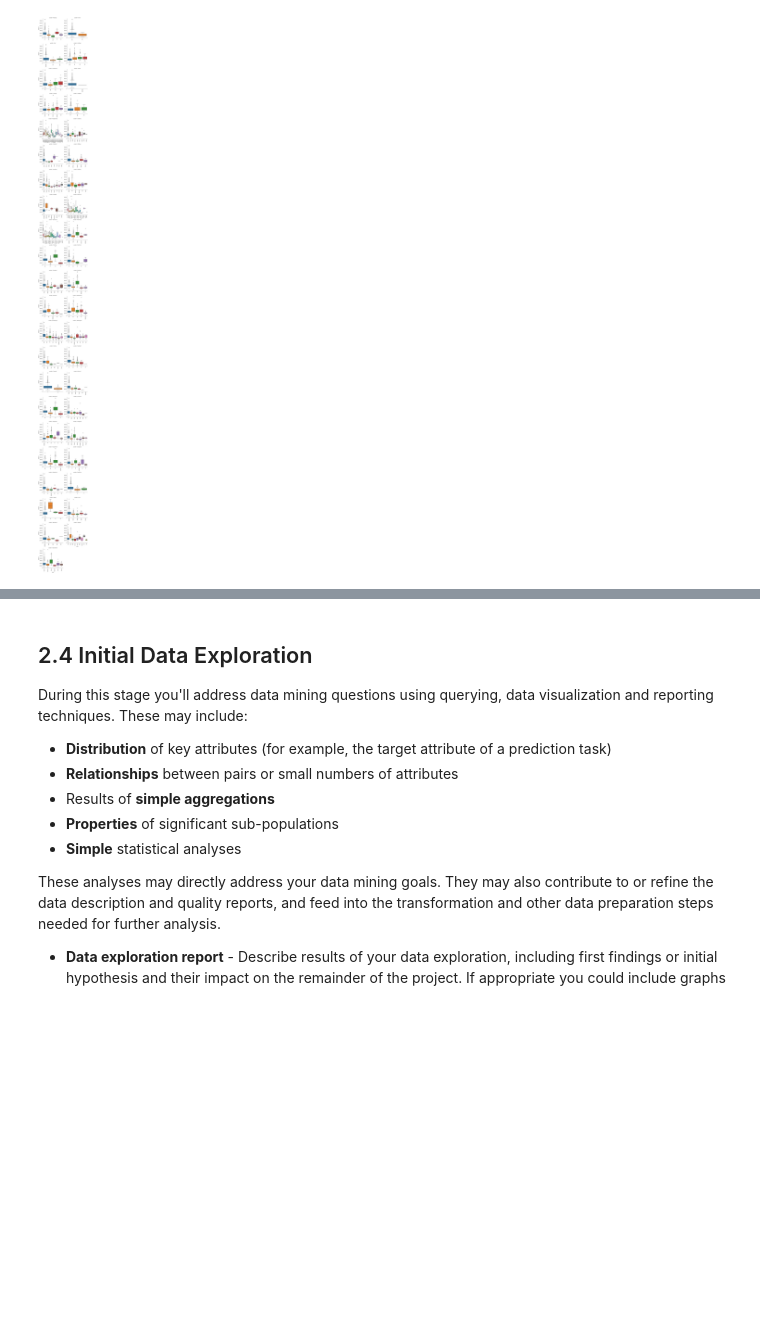
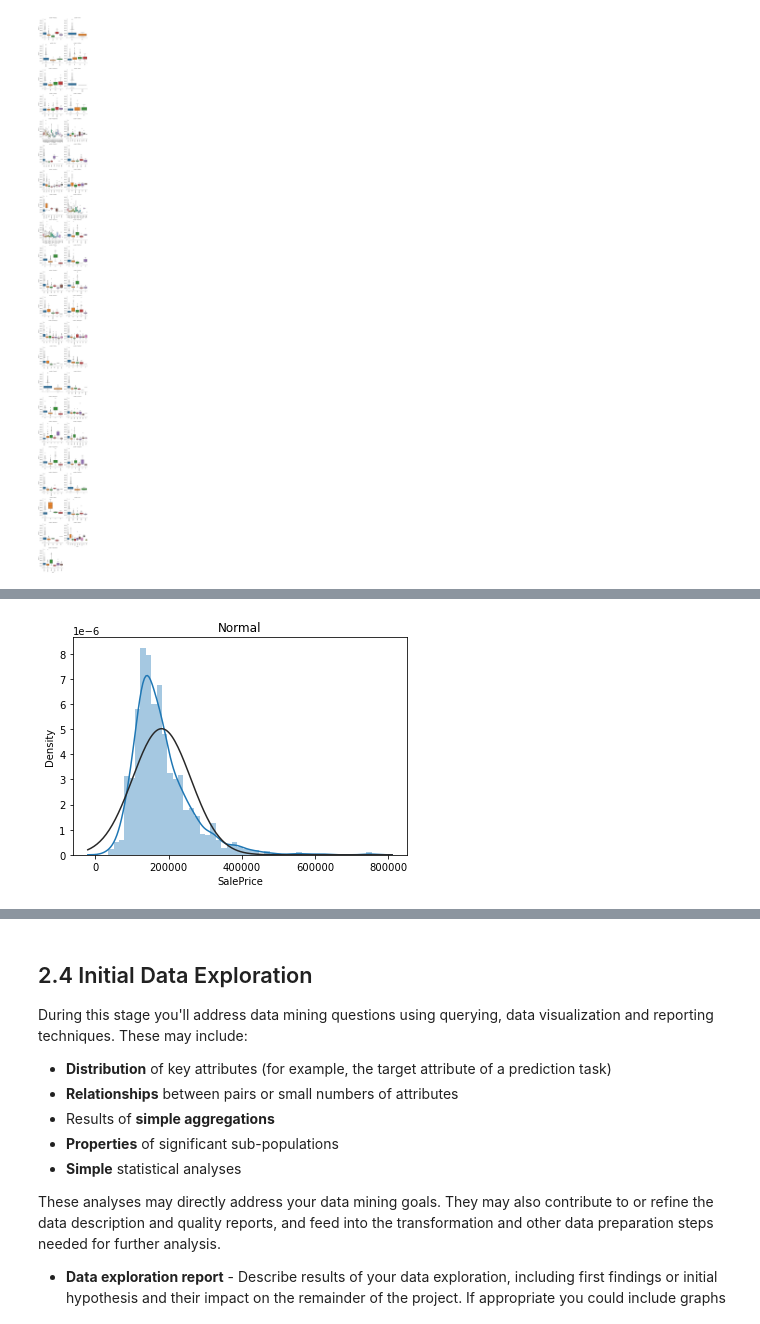
Before and after one commit to freya-git/LAVA, a Jupyter notebook: CRISP-DM_Template.ipynb, the cells around one changed output, grey strips where cells are left out. Drawn from its saved outputs; the diff is of its cells as text; code cells hidden in the pictures; blank space fills up the shorter version.

```diff
--- a/CRISP-DM_Template.ipynb
+++ b/CRISP-DM_Template.ipynb
@@ -465,0 +467,3 @@ g = g.map(boxplot, "value", "SalePrice")
+# %%
+# The dependant variable
+y = train['SalePrice']
@@ -465,0 +483,7 @@ g = g.map(boxplot, "value", "SalePrice")
+# %%
+# distribution plot with normal fit
+plt.title('Normal')
+sns.distplot(y, fit=stats.norm)
+plt.show()
+# %% [output]
+[figure, added]
```
Also changed, not shown: parts of 23 cells of this notebook.
